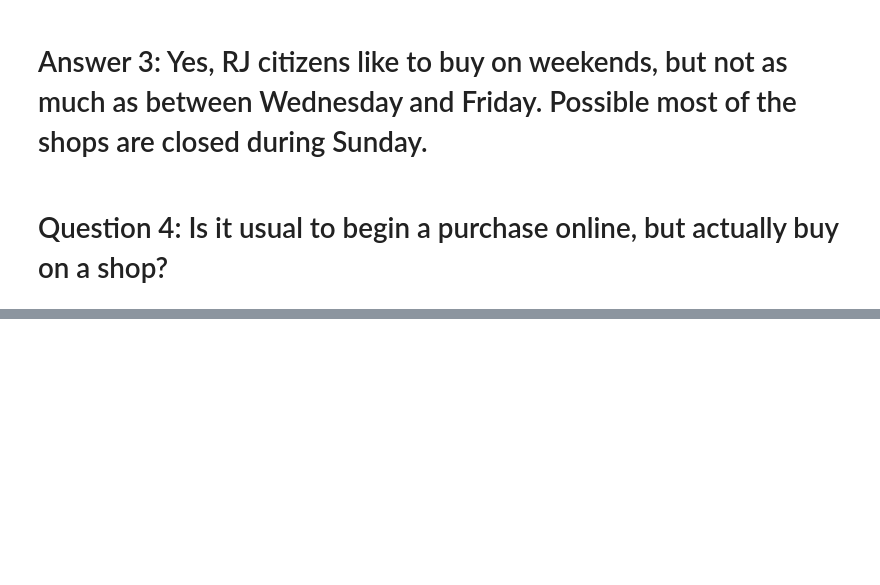
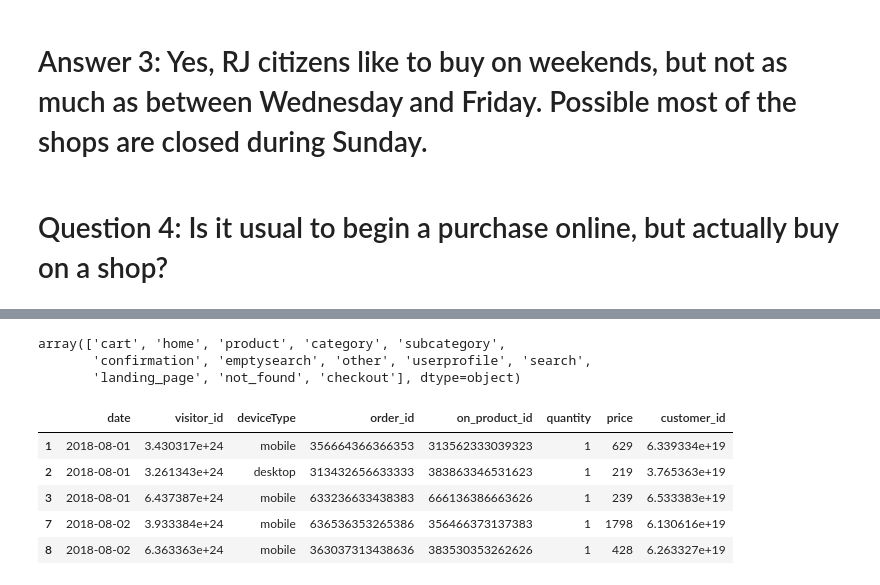
Before and after one commit to felipedelduqui/admission_test_2021, a Jupyter notebook: main.ipynb, the cells around one changed output, grey strips where cells are left out. Cells and saved outputs as stored; diff of their text form; code cells hidden in the pictures; blank space fills up the shorter version.

```diff
--- a/main.ipynb
+++ b/main.ipynb
@@ -252,0 +259,15 @@ sns.set()
+# %%
+merged_onviews_off_sales.pageType.unique()
+# %% [output]
+array(['cart', 'home', 'product', 'category', 'subcategory',
+       'confirmation', 'emptysearch', 'other', 'userprofile', 'search',
+       'landing_page', 'not_found', 'checkout'], dtype=object)
+# %%
+online_orders_not_nan_df.head()
+# %% [output]
+|  | date | visitor_id | deviceType | order_id | on_product_id | quantity | price | customer_id |
+| 1 | 2018-08-01 | 3.430317e+24 | mobile | 356664366366353 | 313562333039323 | 1 | 629 | 6.339334e+19 |
+| 2 | 2018-08-01 | 3.261343e+24 | desktop | 313432656633333 | 383863346531623 | 1 | 219 | 3.765363e+19 |
+| 3 | 2018-08-01 | 6.437387e+24 | mobile | 633236633438383 | 666136386663626 | 1 | 239 | 6.533383e+19 |
+| 7 | 2018-08-02 | 3.933384e+24 | mobile | 636536353265386 | 356466373137383 | 1 | 1798 | 6.130616e+19 |
+| 8 | 2018-08-02 | 6.363363e+24 | mobile | 363037313438636 | 383530353262626 | 1 | 428 | 6.263327e+19 |
```
Also changed, not shown: parts of 8 cells of this notebook, 2 other files.
